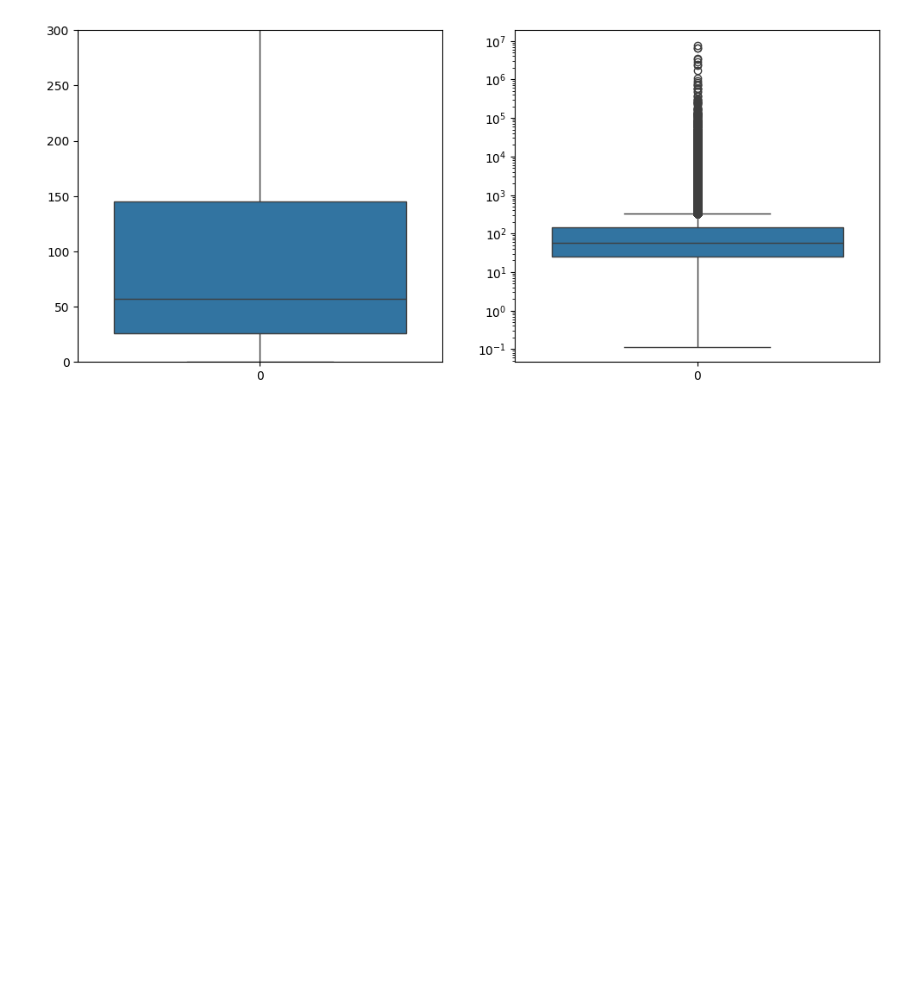
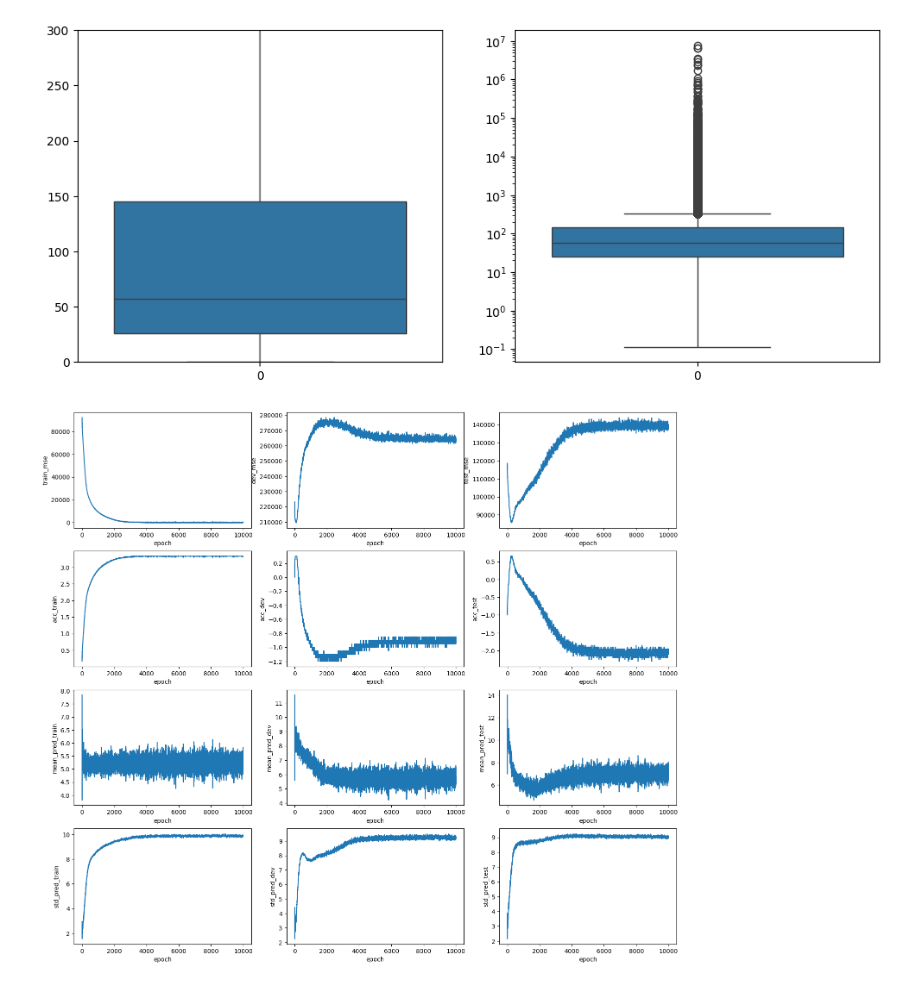
Before and after one commit to muraronicola/Approximating-volume-computations-via-GNNs, a Jupyter notebook: AnalyzeData.ipynb, the cells around one changed output. Saved outputs shown, nothing was run; the diff lists cells and outputs as text; code cells hidden in the pictures; blank space fills up the shorter version.

Commit message:
update plots

```diff
--- a/AnalyzeData.ipynb
+++ b/AnalyzeData.ipynb
@@ -42,0 +40,24 @@ sns.lineplot(data=run, x="epoch", y="loss", ax=ax2[0])
+# %%
+
+figure2, ax2 = plt.subplots(4, 3, figsize=(18, 16))
+
+sns.lineplot(data=run, x="epoch", y="train_mse", ax=ax2[0, 0])
+sns.lineplot(data=run, x="epoch", y="dev_mse", ax=ax2[0, 1])
+sns.lineplot(data=run, x="epoch", y="test_mse", ax=ax2[0, 2])
+
+sns.lineplot(data=run, x="epoch", y="acc_train", ax=ax2[1, 0])
+sns.lineplot(data=run, x="epoch", y="acc_dev", ax=ax2[1, 1])
+sns.lineplot(data=run, x="epoch", y="acc_test", ax=ax2[1, 2])
+
+
+sns.lineplot(data=run, x="epoch", y="mean_pred_train", ax=ax2[2, 0])
+sns.lineplot(data=run, x="epoch", y="mean_pred_dev", ax=ax2[2, 1])
+sns.lineplot(data=run, x="epoch", y="mean_pred_test", ax=ax2[2, 2])
+
+sns.lineplot(data=run, x="epoch", y="std_pred_train", ax=ax2[3, 0])
+sns.lineplot(data=run, x="epoch", y="std_pred_dev", ax=ax2[3, 1])
+sns.lineplot(data=run, x="epoch", y="std_pred_test", ax=ax2[3, 2])
+
+figure.tight_layout()
+# %% [output]
+[figure, added]
```
Also changed, not shown: parts of 2 cells of this notebook, 3 other files.
